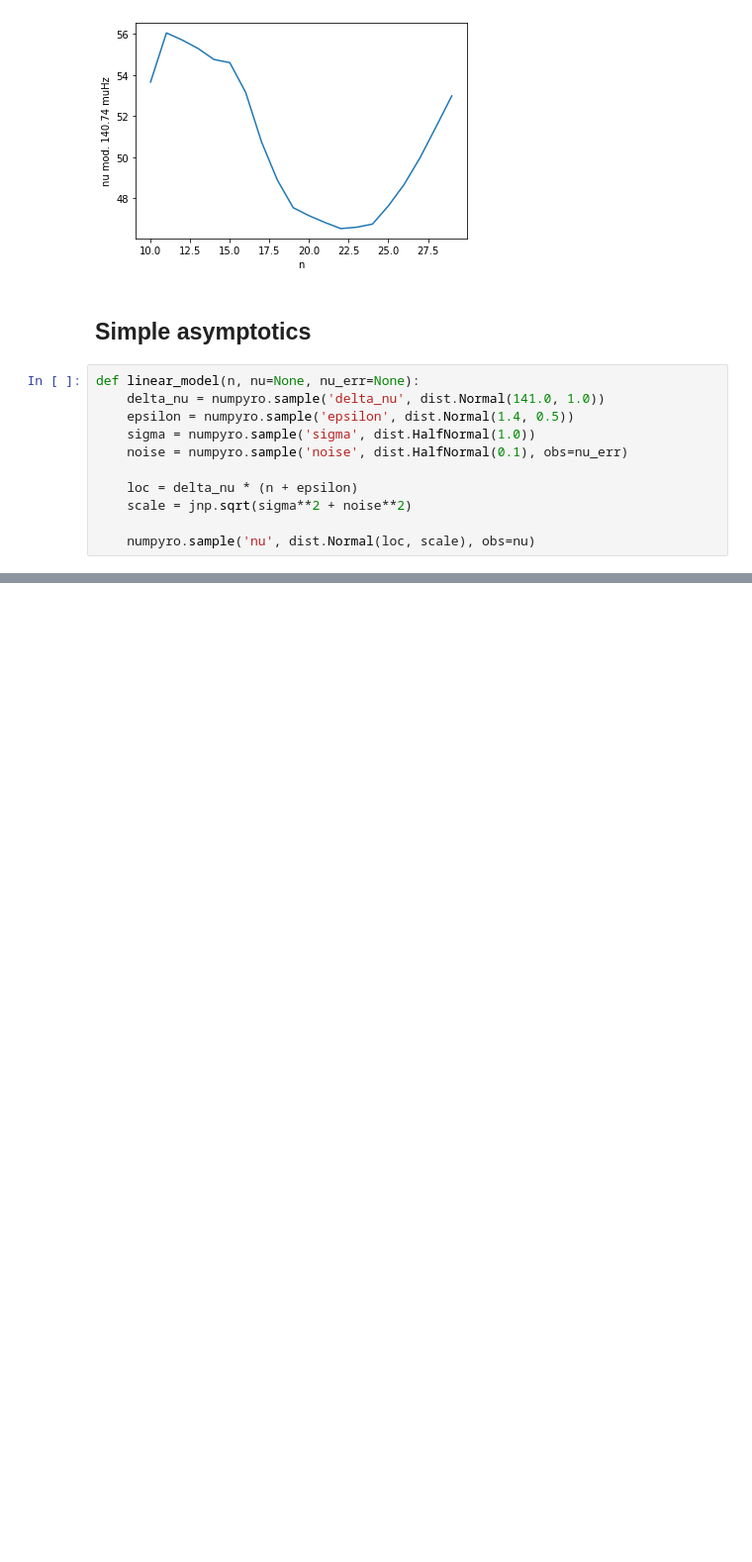
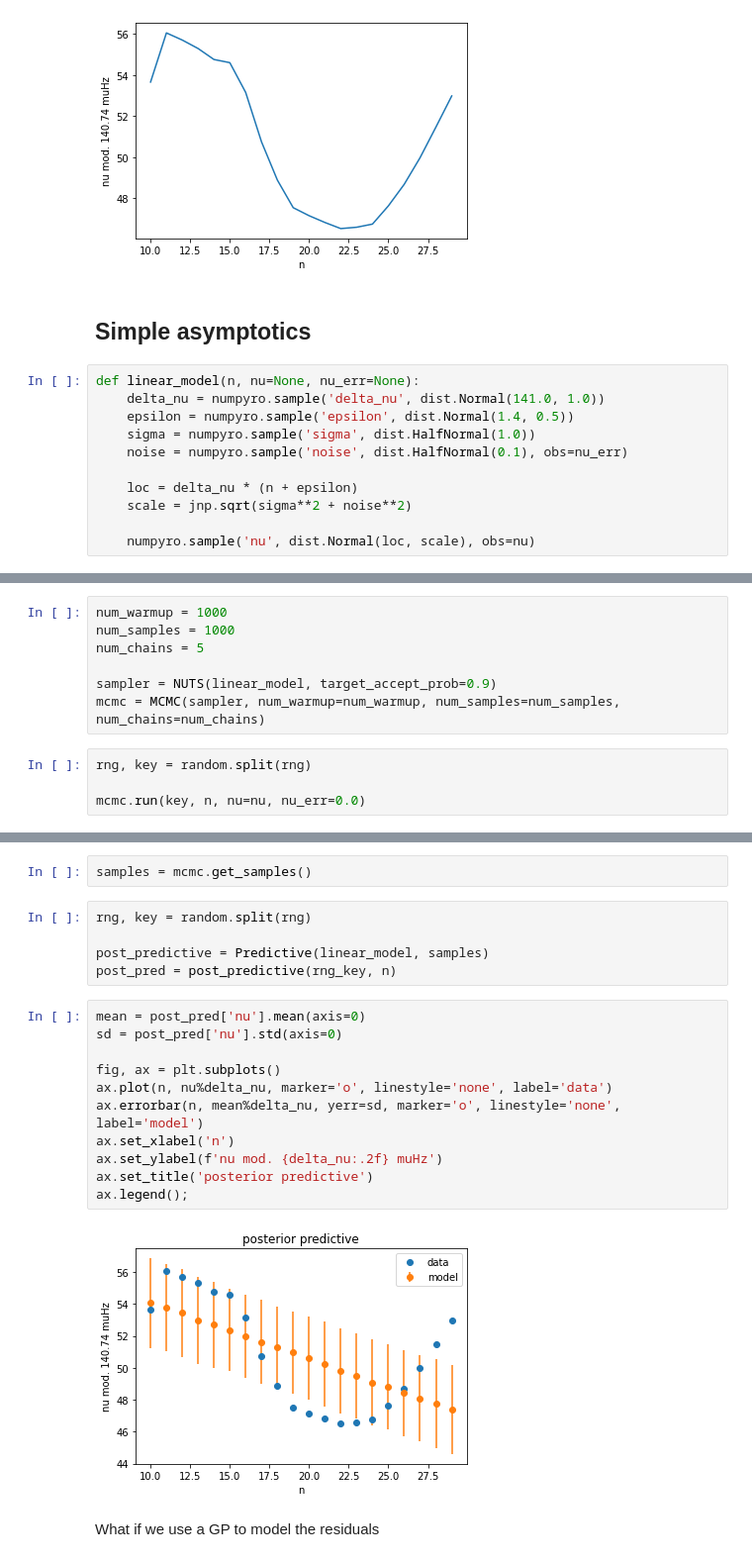
Before and after one commit to alexlyttle/asterion, a Jupyter notebook: notebook/gp_glitch.ipynb, the cells around one changed output, grey strips where cells are left out. Shown at 99% size. Saved outputs shown, nothing was run; the diff lists cells and outputs as text; blank space fills up the shorter version.

```diff
--- a/notebook/gp_glitch.ipynb
+++ b/notebook/gp_glitch.ipynb
@@ -102,0 +106,11 @@ n_[re.shape
+# %%
+num_warmup = 1000
+num_samples = 1000
+num_chains = 5
+
+sampler = NUTS(linear_model, target_accept_prob=0.9)
+mcmc = MCMC(sampler, num_warmup=num_warmup, num_samples=num_samples, num_chains=num_chains)
+# %%
+rng, key = random.split(rng)
+
+mcmc.run(key, n, nu=nu, nu_err=0.0)
@@ -102,0 +126,22 @@ n_[re.shape
+# %%
+samples = mcmc.get_samples()
+# %%
+rng, key = random.split(rng)
+
+post_predictive = Predictive(linear_model, samples)
+post_pred = post_predictive(rng_key, n)
+# %%
+mean = post_pred['nu'].mean(axis=0)
+sd = post_pred['nu'].std(axis=0)
+
+fig, ax = plt.subplots()
+ax.plot(n, nu%delta_nu, marker='o', linestyle='none', label='data')
+ax.errorbar(n, mean%delta_nu, yerr=sd, marker='o', linestyle='none', label='model')
+ax.set_xlabel('n')
+ax.set_ylabel(f'nu mod. {delta_nu:.2f} muHz')
+ax.set_title('posterior predictive')
+ax.legend();
+# %% [output]
+[figure, added]
+# %% [markdown]
+What if we use a GP to model the residuals
```
Also changed, not shown: parts of 23 cells of this notebook.
